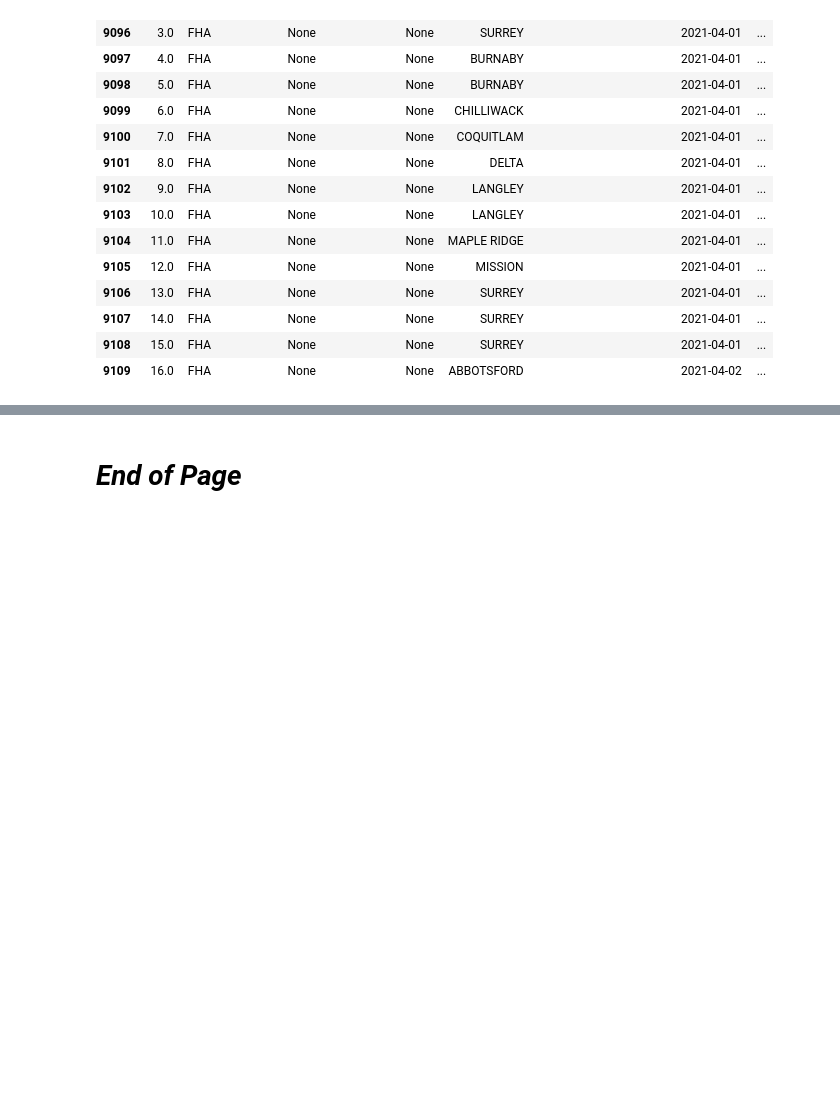
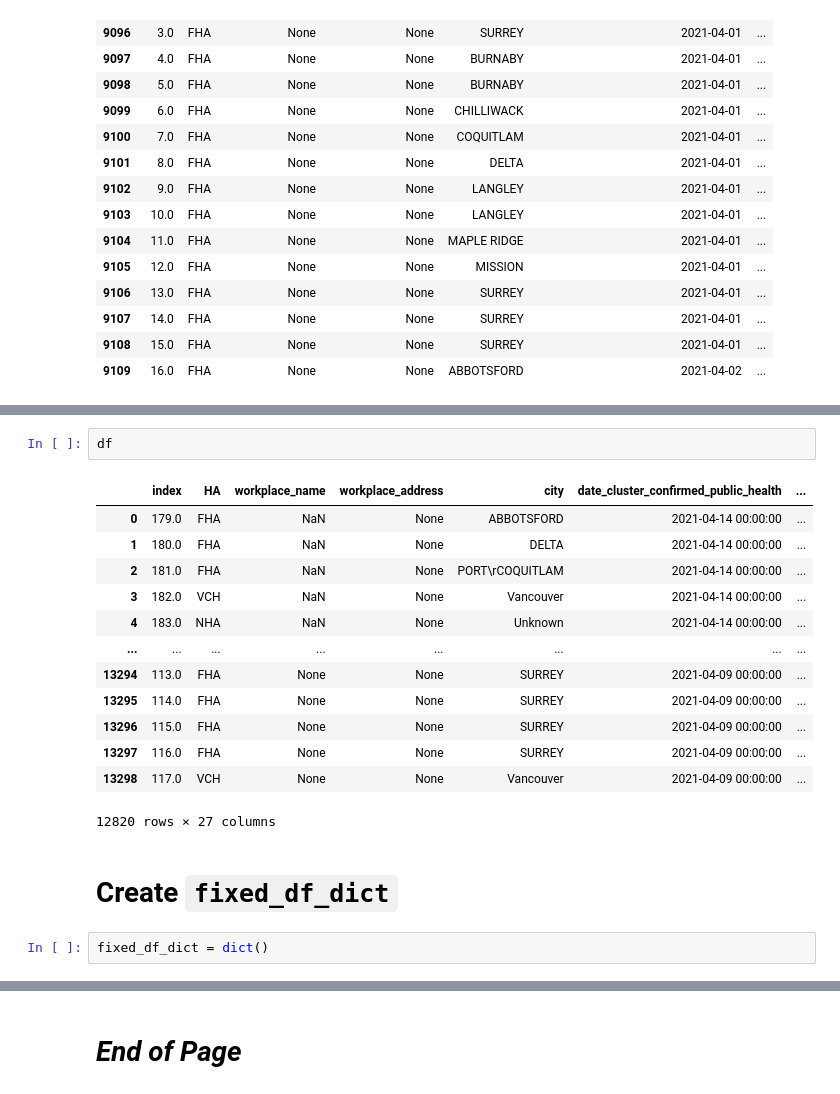
Before and after one commit to silvhua/BC-Covid-workplace-closures, a Jupyter notebook: notebooks/2023-04-22 align columns.ipynb, the cells around one changed output, grey strips where cells are left out. Saved outputs shown, nothing was run; the diff lists cells and outputs as text; blank space fills up the shorter version.

```diff
--- a/notebooks/2023-04-22 align columns.ipynb
+++ b/notebooks/2023-04-22 align columns.ipynb
@@ -200,0 +336,20 @@ dtype: object
+# %%
+df
+# %% [output]
+|  | index | HA | workplace_name | workplace_address | city | date_cluster_confirmed_public_health | ... |
+| 0 | 179.0 | FHA | NaN | None | ABBOTSFORD | 2021-04-14 00:00:00 | ... |
+| 1 | 180.0 | FHA | NaN | None | DELTA | 2021-04-14 00:00:00 | ... |
+| 2 | 181.0 | FHA | NaN | None | PORT\rCOQUITLAM | 2021-04-14 00:00:00 | ... |
+| 3 | 182.0 | VCH | NaN | None | Vancouver | 2021-04-14 00:00:00 | ... |
+| 4 | 183.0 | NHA | NaN | None | Unknown | 2021-04-14 00:00:00 | ... |
+| ... | ... | ... | ... | ... | ... | ... | ... |
+| 13294 | 113.0 | FHA | None | None | SURREY | 2021-04-09 00:00:00 | ... |
+| 13295 | 114.0 | FHA | None | None | SURREY | 2021-04-09 00:00:00 | ... |
+| 13296 | 115.0 | FHA | None | None | SURREY | 2021-04-09 00:00:00 | ... |
+| 13297 | 116.0 | FHA | None | None | SURREY | 2021-04-09 00:00:00 | ... |
+| 13298 | 117.0 | VCH | None | None | Vancouver | 2021-04-09 00:00:00 | ... |
+12820 rows × 27 columns
+# %% [markdown]
+# Create `fixed_df_dict`
+# %%
+fixed_df_dict = dict()
```
Also changed, not shown: parts of 12 cells of this notebook, 3 other files.
